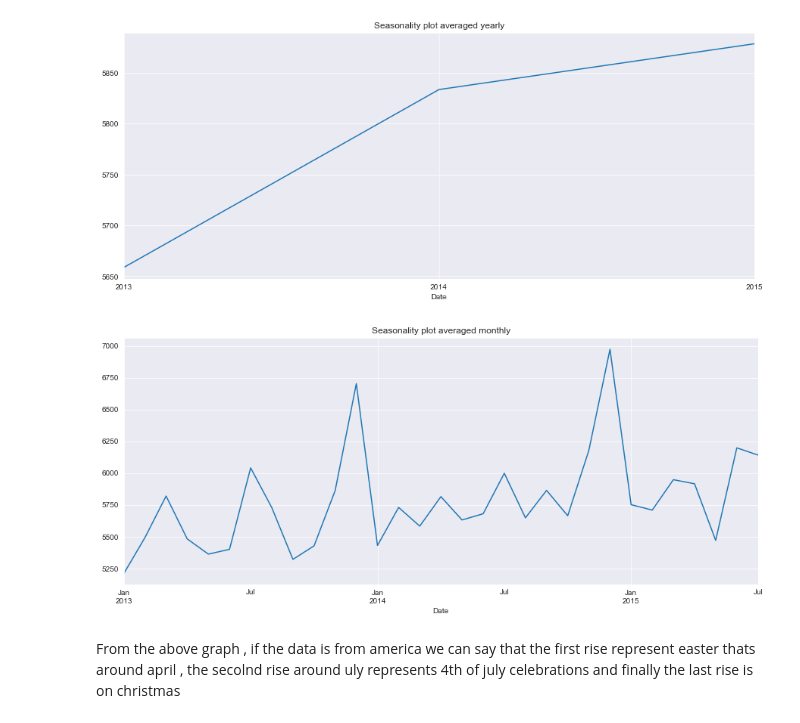
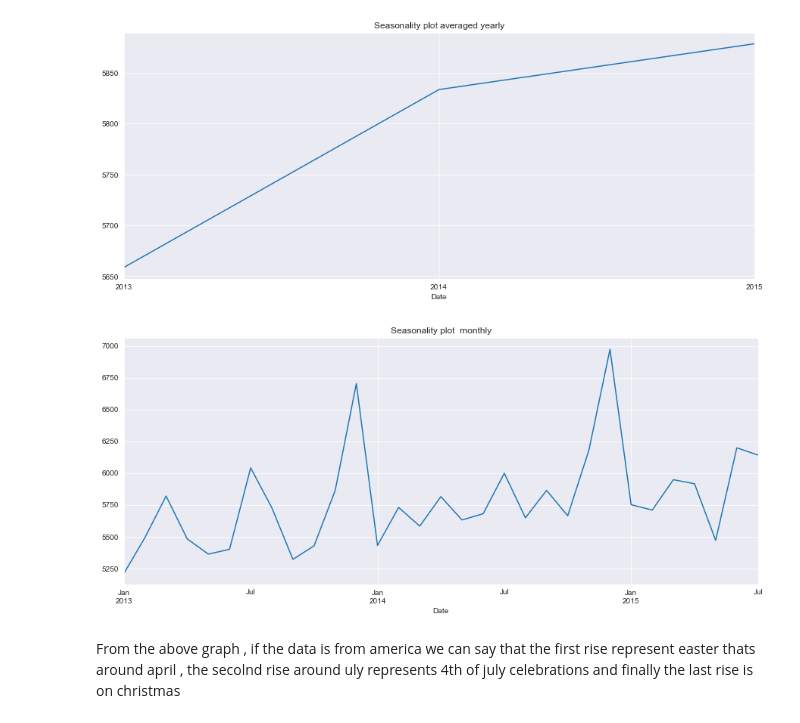
Before and after one commit to joluoch/PharmaceuticalSalesPrediction, a Jupyter notebook: Notebook/EDA.ipynb, the cells around one changed output. Saved outputs shown, nothing was run; the diff lists cells and outputs as text; code cells hidden in the pictures.

```diff
--- a/Notebook/EDA.ipynb
+++ b/Notebook/EDA.ipynb
@@ -477,10 +493,10 @@ plt.show()
 # %%
 monthly = season.Sales.resample('M').mean()
 monthly.plot(figsize=(15, 6))
-plt.title('Seasonality plot averaged monthly')
+plt.title('Seasonality plot  monthly')
 plt.show()
 # %% [output]
-[figure, old version]
+[figure, new version]
 # %% [markdown]
 From the above graph , if the data is from america we can say that the first rise represent easter thats around april , the secolnd rise around uly represents 4th of july celebrations and finally the last rise is on christmas
 # %%
```
Also changed, not shown: parts of 7 cells of this notebook.
